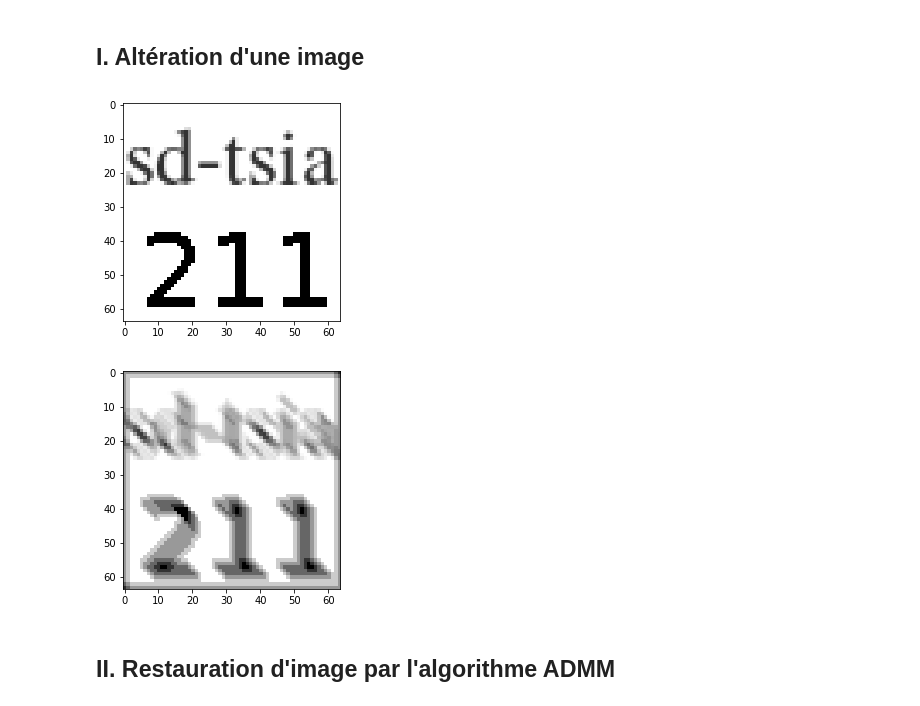
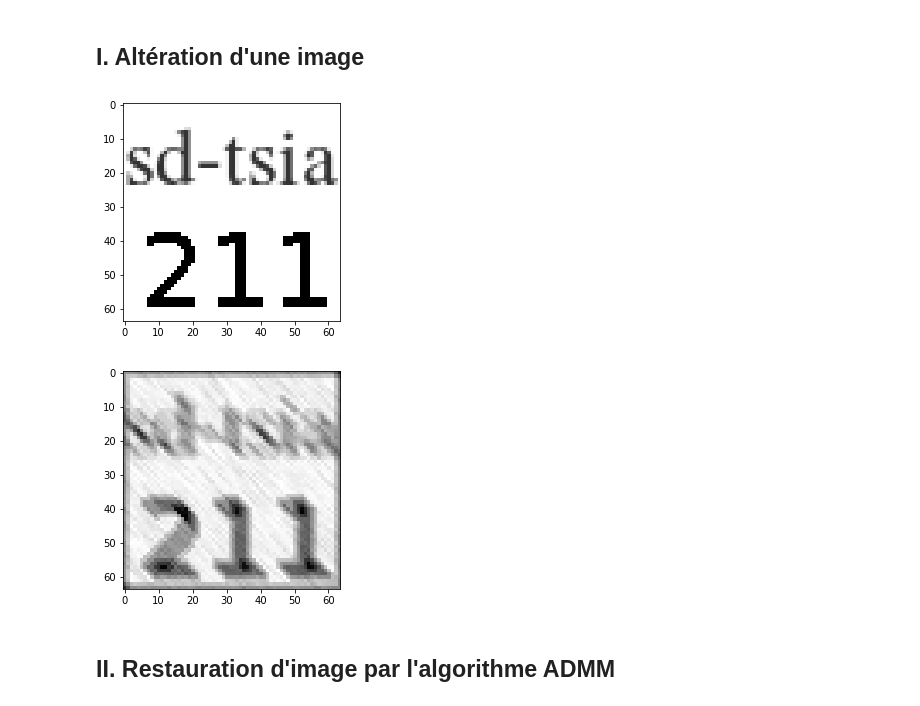
Before and after one commit to ahmed-bensaad/TP03_SD211, a Jupyter notebook: TP Restauration D'images SD-TSIA211 Ahmed_Ben_Saad.ipynb, the cells around one changed output. Saved outputs shown, nothing was run; the diff lists cells and outputs as text; code cells hidden in the pictures.

```diff
--- a/TP Restauration D'images SD-TSIA211 Ahmed_Ben_Saad.ipynb
+++ b/TP Restauration D'images SD-TSIA211 Ahmed_Ben_Saad.ipynb
@@ -11,24 +11,25 @@ from scipy.sparse.linalg import cg
 # %%
 path='' #change for filepath
 #open file
-data = pickle.load(open(path+'data2018forpython2.pk','rb'),encoding='latin1')
+data = pickle.load(open(path+'data2018forpython2.pk','rb'))
 #load the original image
 X=data.get('original')
 #plot image
 plt.imshow(X,cmap='gray')
 plt.show()
 # %% [output]
-[figure, old version]
+[figure, new version]
 # %%
 H=data.get('H')
 h=H.toarray()
-X=np.reshape(X,(4096,1))
-XX=H*X
-XX=XX.reshape((64,64))
+#X=np.reshape(X,(4096,1))
+#XX=H*X
+#XX=XX.reshape((64,64))
+XX=data.get('observations')
 plt.imshow(XX,cmap='gray')
 plt.show()
 # %% [output]
-[figure, old version]
+[figure, new version]
 # %% [markdown]
 ## II. Restauration d'image par l'algorithme ADMM
 # %% [markdown]
```
Also changed, not shown: parts of 11 cells of this notebook.
